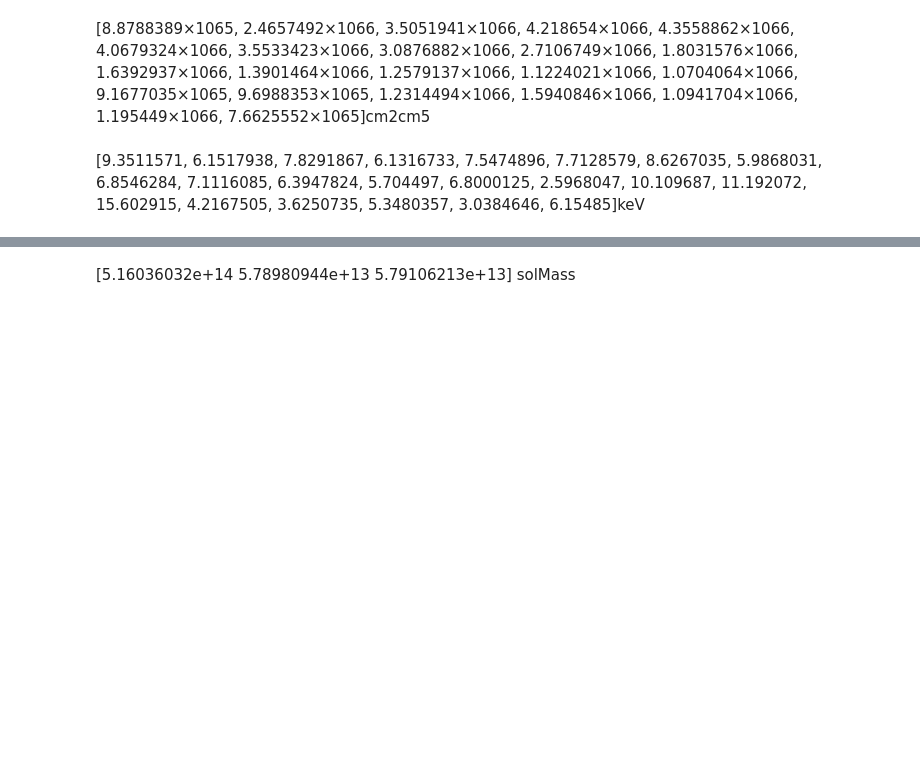
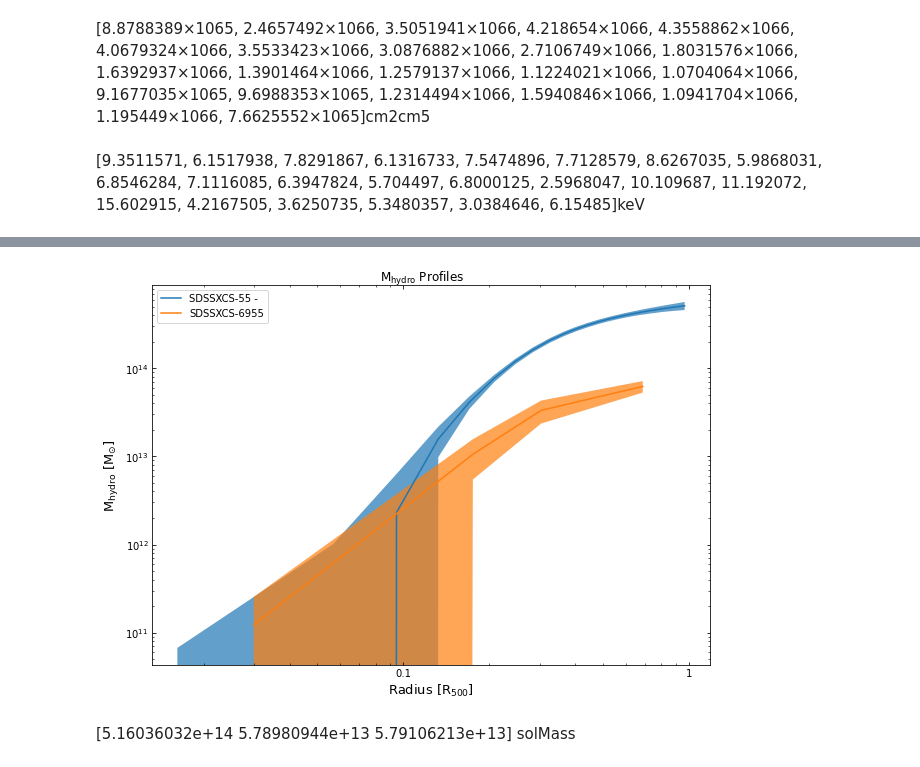
Before and after one commit to DavidT3/XCS-Mass-Paper-I-Analysis, a Jupyter notebook: notebooks/demonstration_clusters.ipynb, the cells around one changed output, grey strips where cells are left out. Saved outputs shown, nothing was run; the diff lists cells and outputs as text; code cells hidden in the pictures; blank space fills up the shorter version.

Commit message:
Progress continues to be made on the demo cluster notebook, though some temporary bodges have been introduced

```diff
--- a/notebooks/demonstration_clusters.ipynb
+++ b/notebooks/demonstration_clusters.ipynb
@@ -565,8 +587,16 @@ print(len(obso))
 # %%
 len(set(list(obso.keys())))
 # %%
-raddoo = temp_3d_prof.radii
-raddoo[0] = Quantity(20, 'kpc')
+hym_one_rads = Quantity(np.linspace(30, examp_srcs[0].r500.value, 100), 'kpc')
+# A bodge
+hym_one_rad_errs = Quantity([(hym_one_rads[-1] - hym_one_rads[-2]).value / 2]*len(hym_one_rads), 'kpc')
+hym_one_drads = examp_srcs[0].convert_radius(hym_one_rads, 'deg')
 
-hym = HydrostaticMass(temp_3d_prof, 'simple_vikhlinin_temp', src_one_dp, 'simple_vikhlinin_dens',
-                      raddoo, temp_3d_prof.radii_err, temp_3d_prof.deg_radii)
+hym_one = HydrostaticMass(temp_3d_prof, 'simple_vikhlinin_temp', src_one_dp, 'simple_vikhlinin_dens',
+                      hym_one_rads, hym_one_rad_errs, hym_one_drads)
+
+hym_two_rads = Quantity(np.linspace(30, examp_srcs[1].r500.value, 100), 'kpc')
+hym_two_rad_errs = Quantity([(hym_two_rads[-1] - hym_two_rads[-2]).value / 2]*len(hym_two_rads), 'kpc')
+hym_two_drads = examp_srcs[0].convert_radius(hym_two_rads, 'deg')
+hym_two = HydrostaticMass(tp3d_two, 'simple_vikhlinin_temp', src_two_dp, 'simple_vikhlinin_dens',
+                         radtwoo, tp3d_two.radii_err, tp3d_two.deg_radii)
@@ -580,0 +622,10 @@ m_err = hym.mass(examp_srcs[0].r500, radius_err=Quantity(20, 'kpc'))
+# %%
+hym.x_norm = examp_srcs[0].r500 / Quantity(1, r500_unit)
+hymtwo.x_norm = examp_srcs[1].r500 / Quantity(1, r500_unit)
+
+(hym + hymtwo).view(joined_points=True, x_norm=True, axis_formatters=forms)
+
+# hym.view(joined_points=True, x_norm=True, axis_formatters=forms)
+# hym.save_view('../outputs/figures/demo_clusters_hym.pdf', joined_points=True, x_norm=True, axis_formatters=forms)
+# %% [output]
+[figure, added]
```
Also changed, not shown: parts of 55 cells of this notebook.
